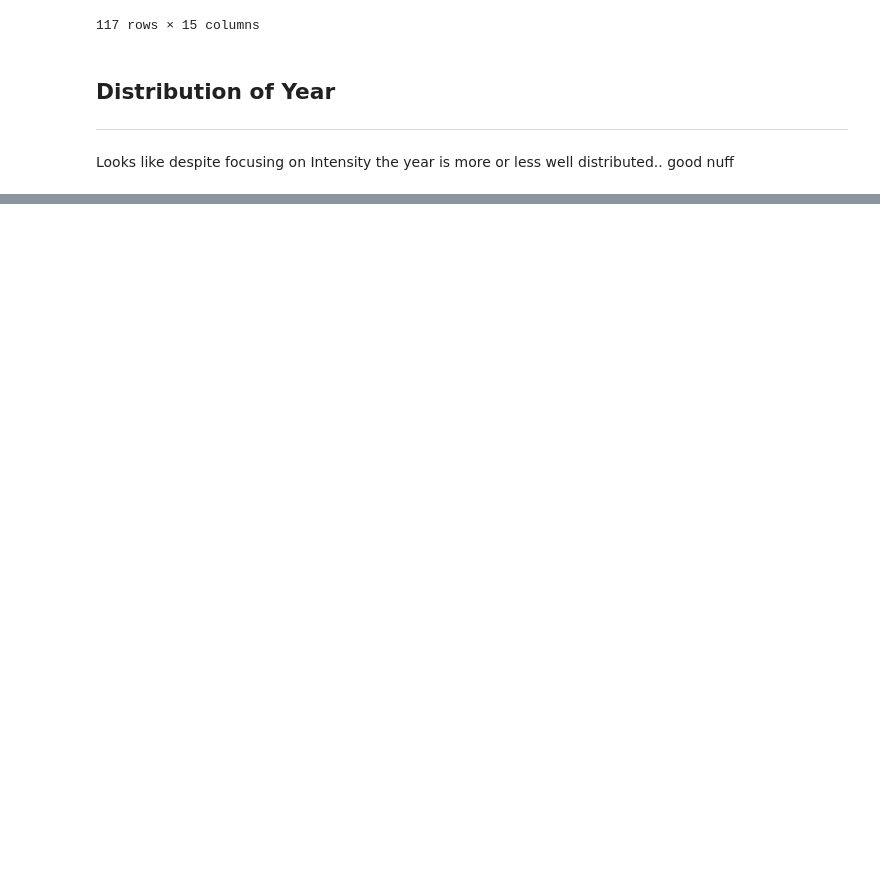
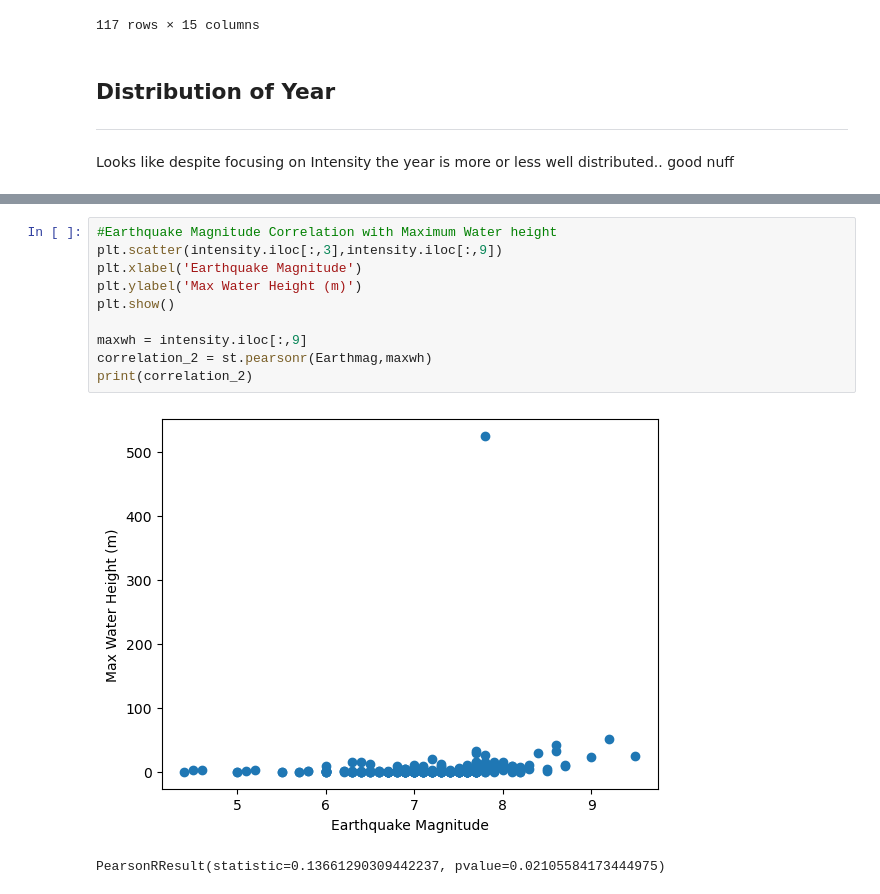
Before and after one commit to AmirAhanchian/Tsunami-Project-3-team5, a Jupyter notebook: Tsuanmi-Cleaning.ipynb, the cells around one changed output, grey strips where cells are left out. Drawn from its saved outputs; the diff is of its cells as text; blank space fills up the shorter version.

```diff
--- a/Tsuanmi-Cleaning.ipynb
+++ b/Tsuanmi-Cleaning.ipynb
@@ -194,0 +393,13 @@ plt.hist(intensity['Year'])
+# %%
+#Earthquake Magnitude Correlation with Maximum Water height
+plt.scatter(intensity.iloc[:,3],intensity.iloc[:,9])
+plt.xlabel('Earthquake Magnitude')
+plt.ylabel('Max Water Height (m)')
+plt.show()
+
+maxwh = intensity.iloc[:,9]
+correlation_2 = st.pearsonr(Earthmag,maxwh)
+print(correlation_2)
+# %% [output]
+[figure, added]
+PearsonRResult(statistic=0.13661290309442237, pvalue=0.02105584173444975)
```
Also changed, not shown: parts of 12 cells of this notebook.
